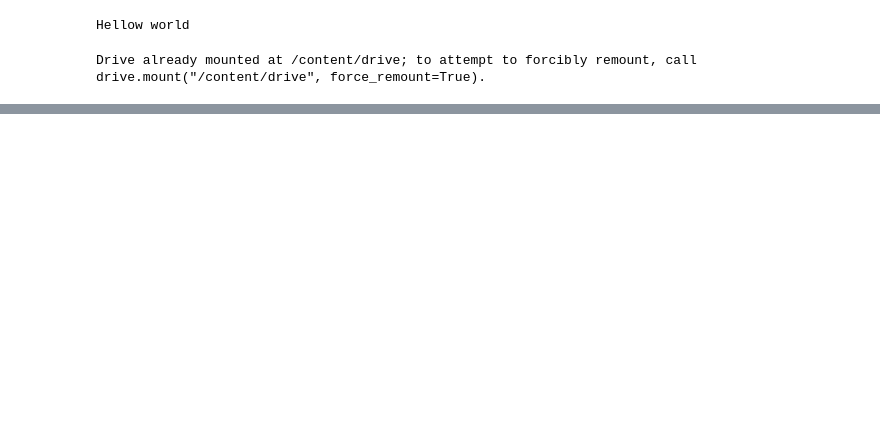
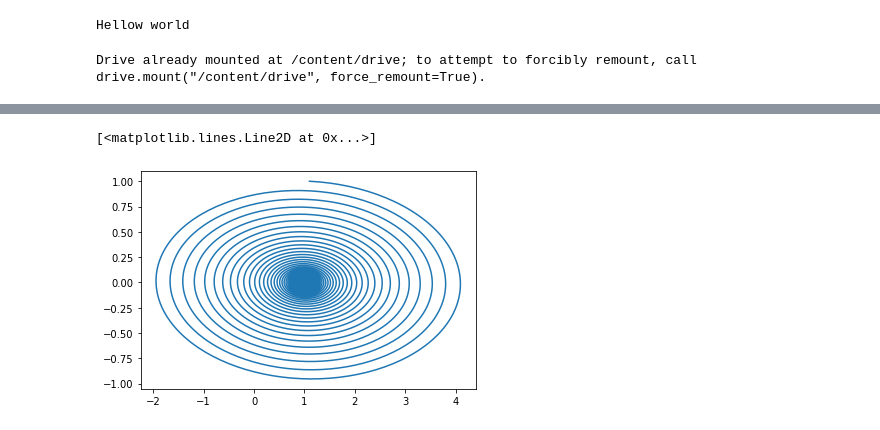
Before and after one commit to khu-bigphys-2020/lectures-bigphys, a Jupyter notebook: 01-kimtaerang.ipynb, the cells around one changed output, grey strips where cells are left out. Saved outputs shown, nothing was run; the diff lists cells and outputs as text; code cells hidden in the pictures; blank space fills up the shorter version.

```diff
--- a/01-kimtaerang.ipynb
+++ b/01-kimtaerang.ipynb
@@ -14,0 +55,5 @@ import numpy as np
+# %%
+plt.plot(xlist,vlist)
+# %% [output]
+[<matplotlib.lines.Line2D at 0x...>]
+[figure, added]
```
Also changed, not shown: parts of 6 cells of this notebook.
